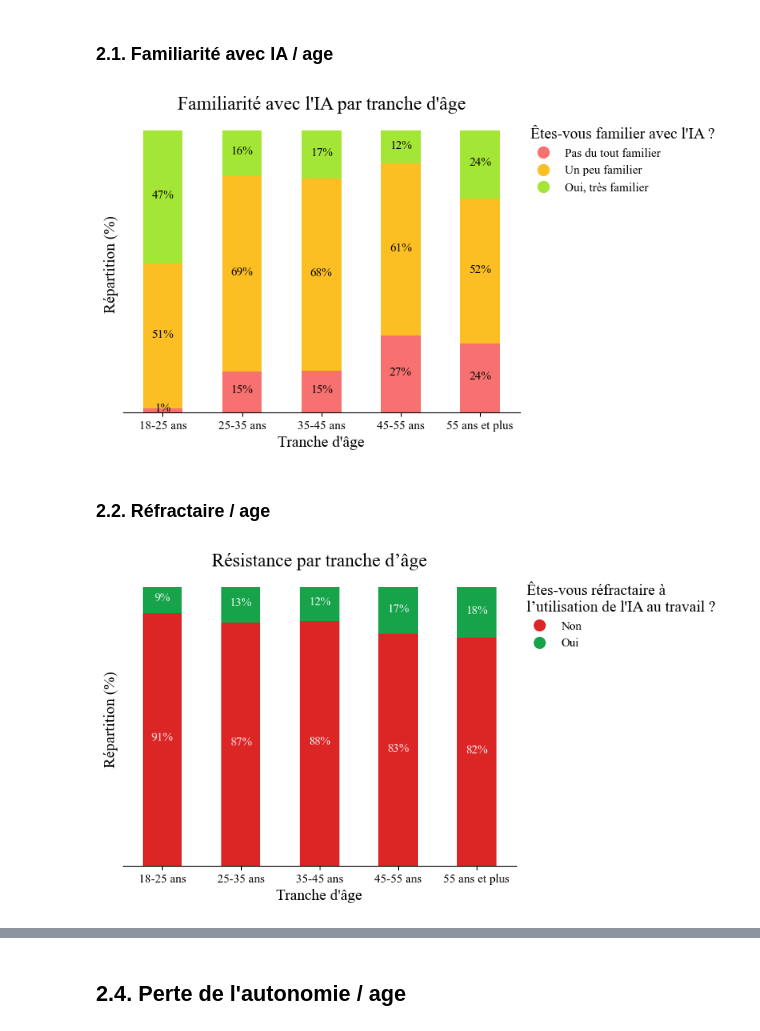
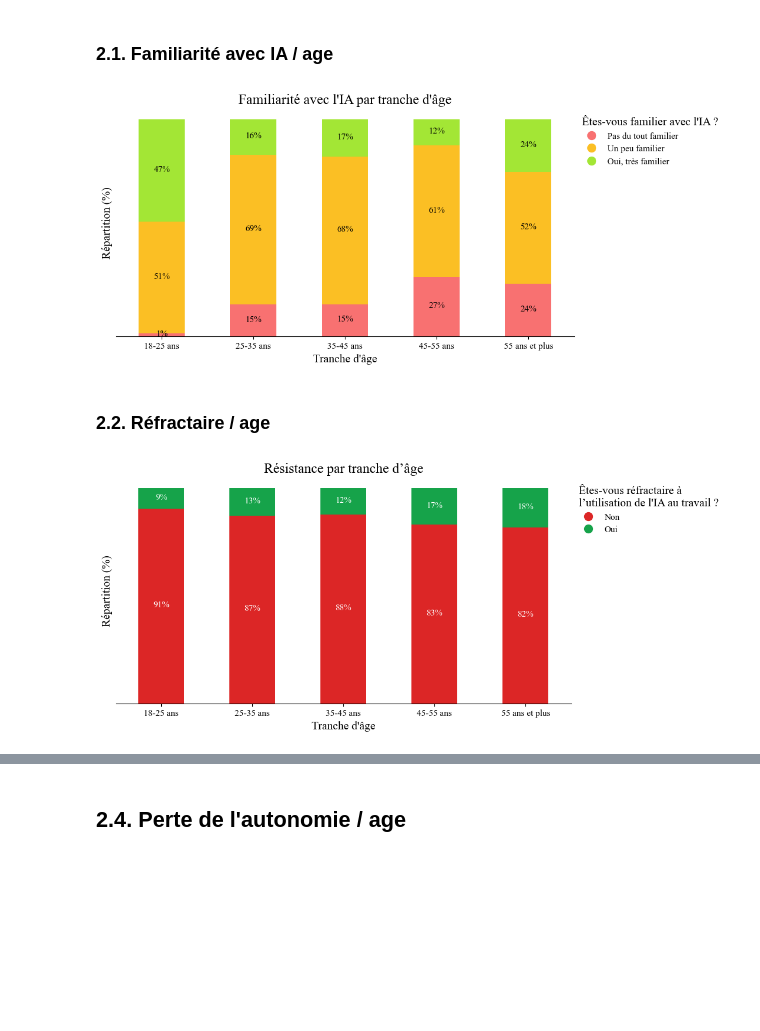
Before and after one commit to QuentinDstl/survey_adoption_by_employees, a Jupyter notebook: src/main.ipynb, the cells around one changed output, grey strips where cells are left out. Cells and saved outputs as stored; diff of their text form; code cells hidden in the pictures; blank space fills up the shorter version.

```diff
--- a/src/main.ipynb
+++ b/src/main.ipynb
@@ -244,7 +244,7 @@ familiarity_age = df_survey.groupby(['Age', 'Familiarity'], observed=True).size(
 
 # Convertir les comptes en pourcentages
 familiarity_age = familiarity_age.div(familiarity_age.sum(axis=1), axis=0) * 100
-ax = familiarity_age.plot(kind='bar', stacked=True, color=COLORS)
+ax = familiarity_age.plot(kind='bar', stacked=True, color=COLORS, figsize=(10, 5))
 
 # Masquer les bordures droite et supérieure
 ax.spines['right'].set_visible(False)
@@ -259,34 +259,34 @@ ax.set_yticks([])
 for p in ax.patches:
     width = p.get_width()
     height = p.get_height()
     x, y = p.get_xy()
     ax.annotate(f'{height:.0f}%', (x + width/2, y + (height*0.5-0.5)), ha='center', color='black', fontsize=F_H4)
 
 plt.title('Familiarité avec l\'IA par tranche d\'âge', fontsize=F_H2)
 plt.xlabel('Tranche d\'âge', fontsize=F_H3)
 plt.ylabel('Répartition (%)', fontsize=F_H3)
 plt.xticks(rotation=0, fontsize=F_H4)
 
 # Créer les handles pour la légende
 handles = [
     Line2D([], [], marker='o', markersize=10, color=color, label=label, linestyle='None')
     for label, color in zip(FAMILIARITY_ORDER, COLORS)
 ]
 
 # Ajouter la légende au graphique
 ax.legend(handles=handles,
           title='Êtes-vous familier avec l\'IA ?',
           frameon=False,
           bbox_to_anchor=(1, 1),
           loc='upper left',
           title_fontsize=F_H3,
           alignment='left',
           fontsize=F_H4)
 
 
 plt.show()
 # %% [output]
-[figure, old version]
+[figure, new version]
 # %% [markdown]
 ### 2.2. Réfractaire / age
 # %%
@@ -296,7 +296,7 @@ COLORS = [C_RED[TINT], C_GREEN[TINT]]
 # 2/6 Réfractaire par tranche d'âge
 familiarity_age_bar = df_survey.groupby(['Age', 'Resistance'], observed=True).size().unstack()
 familiarity_age_percentage = familiarity_age_bar.div(familiarity_age_bar.sum(axis=1), axis=0) * 100
-ax = familiarity_age_percentage.plot(kind='bar', stacked=True, color=COLORS)
+ax = familiarity_age_percentage.plot(kind='bar', stacked=True, color=COLORS, figsize=(10, 5))
 
 # Hide the right and top spines
 ax.spines['right'].set_visible(False)
@@ -337,4 +337,4 @@ ax.legend(handles=handles,
 
 plt.show()
 # %% [output]
-[figure, old version]
+[figure, new version]
```
Also changed, not shown: parts of 14 cells of this notebook, 1 other file.
